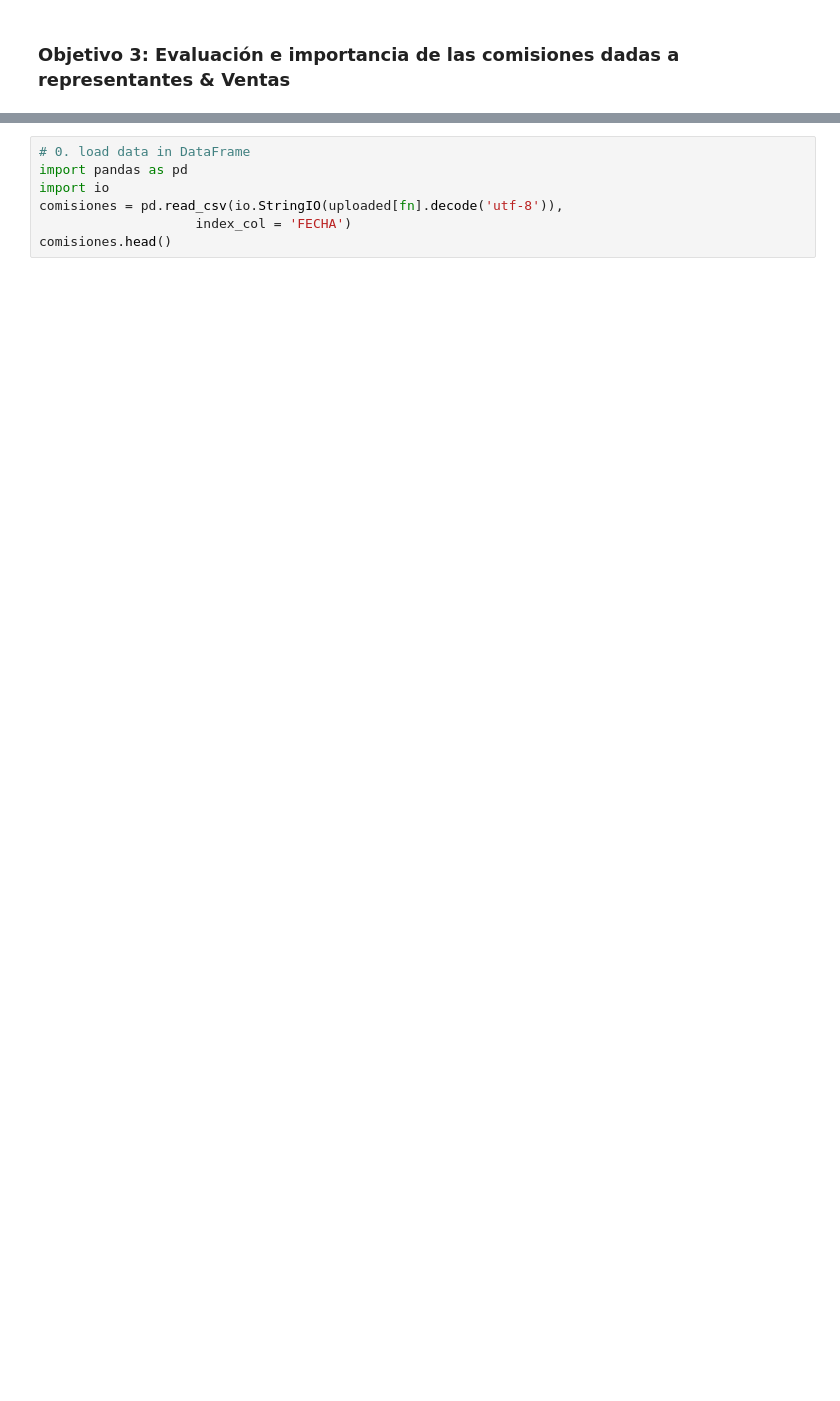
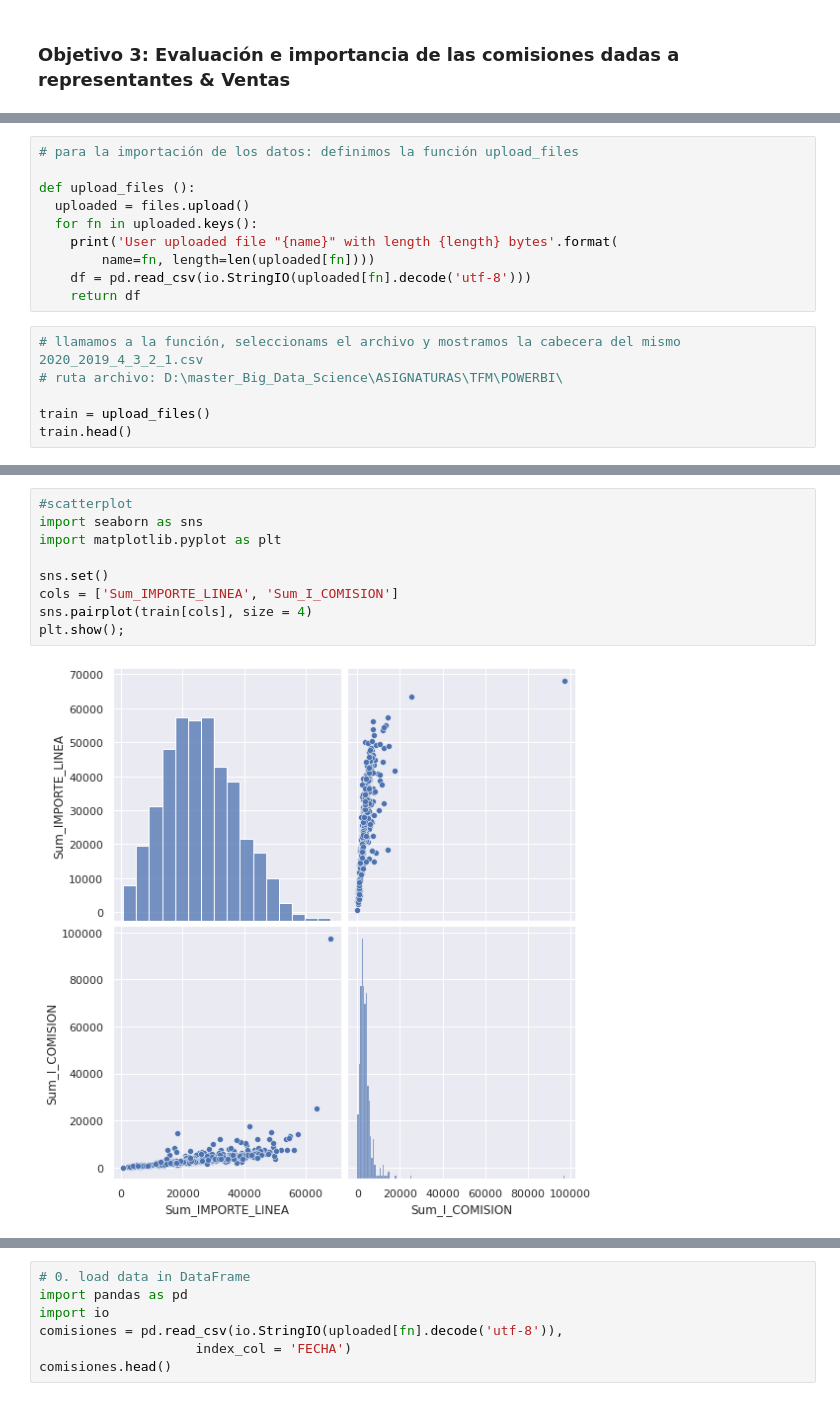
Before and after one commit to pacogp/TFM, a Jupyter notebook: importancia_importe_comisiones.ipynb, the cells around one changed output, grey strips where cells are left out. Cells and saved outputs as stored; diff of their text form; blank space fills up the shorter version.

```diff
--- a/importancia_importe_comisiones.ipynb
+++ b/importancia_importe_comisiones.ipynb
@@ -17 +18,17 @@ Saving IMPORTANCIA_IMPORTE_COMISIONES.csv to IMPORTANCIA_IMPORTE_COMISIONES (2).
 User uploaded file "IMPORTANCIA_IMPORTE_COMISIONES.csv" with length 82458 bytes
+# %%
+# para la importación de los datos: definimos la función upload_files
+
+def upload_files ():
+  uploaded = files.upload()
+  for fn in uploaded.keys():
+    print('User uploaded file "{name}" with length {length} bytes'.format(
+        name=fn, length=len(uploaded[fn])))
+    df = pd.read_csv(io.StringIO(uploaded[fn].decode('utf-8')))
+    return df
+# %%
+# llamamos a la función, seleccionams el archivo y mostramos la cabecera del mismo 2020_2019_4_3_2_1.csv
+# ruta archivo: D:\master_Big_Data_Science\ASIGNATURAS\TFM\POWERBI\
+
+train = upload_files()
+train.head()
@@ -17,0 +45,11 @@ User uploaded file "IMPORTANCIA_IMPORTE_COMISIONES.csv" with length 82458 bytes
+# %%
+#scatterplot
+import seaborn as sns
+import matplotlib.pyplot as plt
+
+sns.set()
+cols = ['Sum_IMPORTE_LINEA', 'Sum_I_COMISION']
+sns.pairplot(train[cols], size = 4)
+plt.show();
+# %% [output]
+[figure, added]
```
Also changed, not shown: parts of 3 cells of this notebook.
